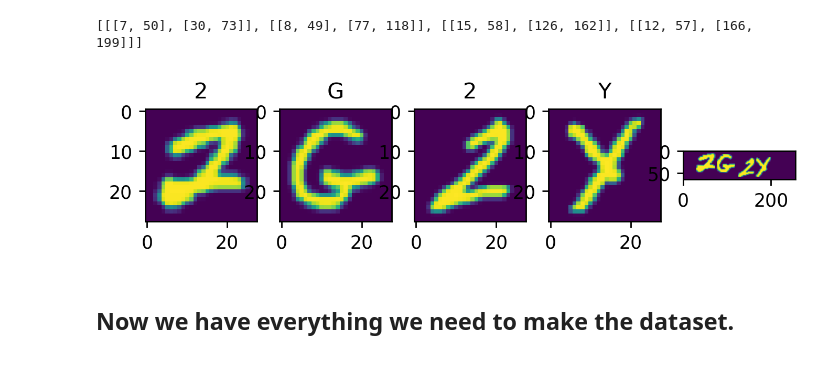
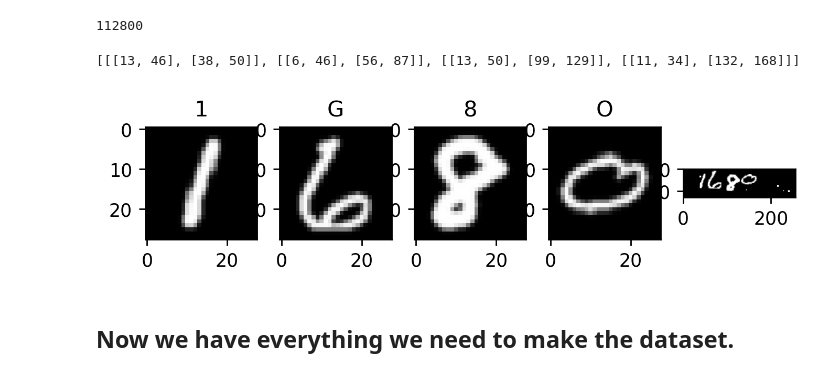
Before and after one commit to Jor-Lee/Guppies, a Jupyter notebook: Python_Files/makeYOLOdataset.ipynb, the cells around one changed output. Saved outputs shown, nothing was run; the diff lists cells and outputs as text; code cells hidden in the pictures.

```diff
--- a/Python_Files/makeYOLOdataset.ipynb
+++ b/Python_Files/makeYOLOdataset.ipynb
@@ -16,10 +19,13 @@ from ML_helper import *
 import h5py
 from skimage.transform import rotate, resize, rescale
 from PIL import Image
+import cv2
 
 
 by_merge_map = {0:'0', 1:'1', 2:'2', 3:'3', 4:'4', 5:'5', 6:'6', 7:'7', 8:'8', 9:'9', 10:'A', 11:'B', 12:'C', 13:'D', 14:'E', 15:'F', 16:'G', 17:'H', 18:'I', 19:'J', 20:'K', 21:'L', 22:'M', 23:'N', 24:'O', 25:'P', 26:'Q', 27:'R', 28:'S', 29:'T', 30:'U', 31:'V', 32:'W', 33:'X', 34:'Y', 35:'Z', 36:'a', 37:'b', 38:'d', 39:'e', 40:'f', 41:'g', 42:'h', 43:'n', 44:'q', 45:'r', 46:'t'}
-relevant_characters =  {0:'0',1:'1',2:'2',3:'3',4:'4',5:'5',6:'6',7:'7',8:'8',9:'A',10:'B',11:'C',12:'F',13:'G',14:'K',15:'N',16:'O',17:'P',18:'R',19:'S',20:'V',21:'W',22:'Y'}
+relevant_characters =  {0:'0',1:'1',2:'2',3:'3',4:'4',5:'5',6:'6',7:'7',8:'8',9:'B',10:'F',11:'G',12:'K',13:'N',14:'O',15:'P',16:'R',17:'S',18:'V',19:'W',20:'Y'}
+# numbers =  {0:'0',1:'1',2:'2',3:'3',4:'4',5:'5',6:'6',7:'7',8:'8'}
+# letters =  {0:'B',1:'F',2:'G',3:'K',4:'N',5:'O',6:'P',7:'R',8:'S',9:'V',10:'W',11:'Y'}
 
 def convert_labels_to_relevant(labels, original_label_dict, new_label_dict):
     new_labels = np.zeros_like(labels)
@@ -43,7 +49,7 @@ def flip_rotate(image):
     image = np.rot90(image)
     return image
 # %%
-no_images = 100000
+no_images = 112800
 
 labels = np.zeros((no_images), dtype=int)
 images = np.zeros((no_images, 28, 28), dtype=int)
@@ -58,6 +64,10 @@ with open(r'\\alfs1.physics.ox.ac.uk\al\howards/emnist-balanced-train.csv') as c
         i+=1
         if i==no_images:
             break
+# %%
+i
+# %% [output]
+112800
 # %%
 def id_to_char(labels, keys_list):
     'convert the id into the corresponding character'
@@ -160,27 +177,27 @@ def collate_chars(chars, img_size=(64,256), threshold=False):
 # %%
 %matplotlib inline
 
 n = np.random.randint(0,700)
 
-chars = np.concatenate([images_num[n:n+1], images_let[n:n+1],images_num[n+1:n+2], images_let[n+1:n+2]])
-labels_ = np.concatenate([labels_num[n:n+1], labels_let[n:n+1],labels_num[n+1:n+2], labels_let[n+1:n+2]])
+chars = np.concatenate([images_num[n:n+1], images_let[n:n+1],images_num[n+1:n+2], images_let[n+1:n+2]])#, images_num[n+2:n+3]])
+labels_ = np.concatenate([labels_num[n:n+1], labels_let[n:n+1],labels_num[n+1:n+2], labels_let[n+1:n+2]])#, labels_num[n+2:n+3]])
 char_labels = id_to_char(labels_, keys_list=relevant_characters)
 
 fig,ax = plt.subplots(1,5,dpi=250)
 
 for i in range(4):
-    ax[i].imshow(chars[i])
+    ax[i].imshow(chars[i], cmap='gray')
     ax[i].set_title(str(char_labels[i]))
 
 
-img, boundingbox = collate_chars(chars,threshold=0.25)
+img, boundingbox = collate_chars(chars,threshold=0.5)
 
 
-ax[-1].imshow(img)
+ax[-1].imshow(img, cmap='gray')
 print(boundingbox)
 # %% [output]
-[[[7, 50], [30, 73]], [[8, 49], [77, 118]], [[15, 58], [126, 162]], [[12, 57], [166, 199]]]
+[[[13, 46], [38, 50]], [[6, 46], [56, 87]], [[13, 50], [99, 129]], [[11, 34], [132, 168]]]
-[figure, old version]
+[figure, new version]
 # %%
 def make_text_file(labels, exampleno, boundingbox, imgsize = [64,256],prefix = '../YOLOdata/labels/train/'):
     # class_id center_x center_y bbox_width bbox_height
```
Also changed, not shown: parts of 10 cells of this notebook, 6 other files.
